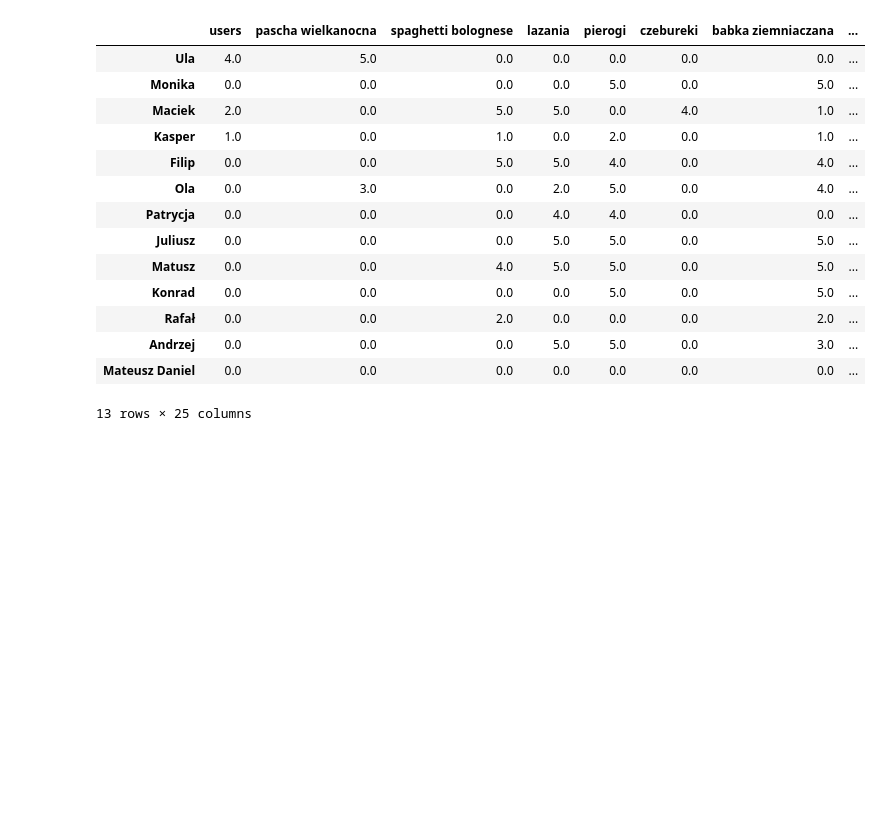
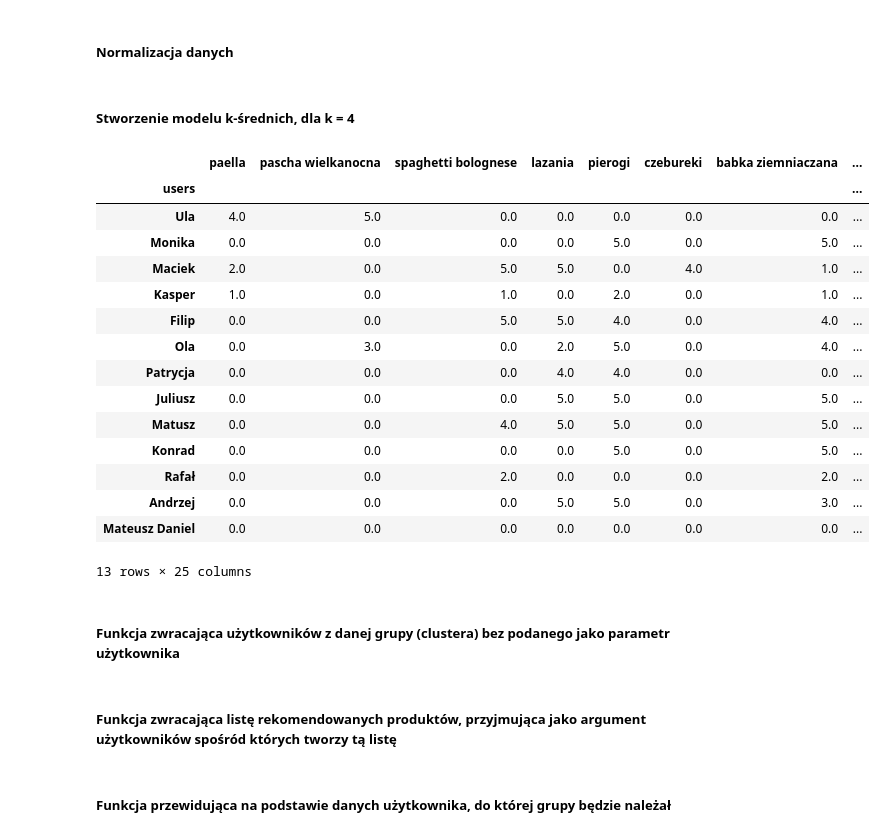
Before and after one commit to OlaWrobe/System-personalizacji-tresci, a Jupyter notebook: ps3.ipynb, the cells around one changed output. Saved outputs shown, nothing was run; the diff lists cells and outputs as text; code cells hidden in the pictures; blank space fills up the shorter version.

Commit message:
feat: skonczony algorytm kmeans; zostalo dodac wnioski/dlaczego akurat ten

```diff
--- a/ps3.ipynb
+++ b/ps3.ipynb
@@ -24,13 +28,18 @@ df
+# %% [markdown]
+##### Normalizacja danych
 # %%
 scaler = StandardScaler()
 scalar_fit = scaler.fit_transform(df)
+# %% [markdown]
+##### Stworzenie modelu k-średnich, dla k = 4
 # %%
-kmeans = KMeans(n_clusters=5)
+kmeans = KMeans(n_clusters=4)
 kmeans.fit(scalar_fit)
-df['Grupa'] = kmeans.predict(scalar_fit)
+df['Group'] = kmeans.predict(scalar_fit)
 df
 # %% [output]
-|  | users | pascha wielkanocna | spaghetti bolognese | lazania | pierogi | czebureki | babka ziemniaczana | ... |
+|  | paella | pascha wielkanocna | spaghetti bolognese | lazania | pierogi | czebureki | babka ziemniaczana | ... |
+| users |  |  |  |  |  |  |  | ... |
 | Ula | 4.0 | 5.0 | 0.0 | 0.0 | 0.0 | 0.0 | 0.0 | ... |
 | Monika | 0.0 | 0.0 | 0.0 | 0.0 | 5.0 | 0.0 | 5.0 | ... |
 | Maciek | 2.0 | 0.0 | 5.0 | 5.0 | 0.0 | 4.0 | 1.0 | ... |
@@ -45,3 +54,5 @@ df
 | Andrzej | 0.0 | 0.0 | 0.0 | 5.0 | 5.0 | 0.0 | 3.0 | ... |
 | Mateusz Daniel | 0.0 | 0.0 | 0.0 | 0.0 | 0.0 | 0.0 | 0.0 | ... |
 13 rows × 25 columns
+# %% [markdown]
+##### Funkcja zwracająca użytkowników z danej grupy (clustera) bez podanego jako parametr użytkownika
@@ -47,0 +81,2 @@ df
+# %% [markdown]
+##### Funkcja zwracająca listę rekomendowanych produktów, przyjmująca jako argument użytkowników spośród których tworzy tą listę
@@ -47,0 +101,2 @@ df
+# %% [markdown]
+##### Funkcja przewidująca na podstawie danych użytkownika, do której grupy będzie należał
```
Also changed, not shown: parts of 18 cells of this notebook, 1 other file.
